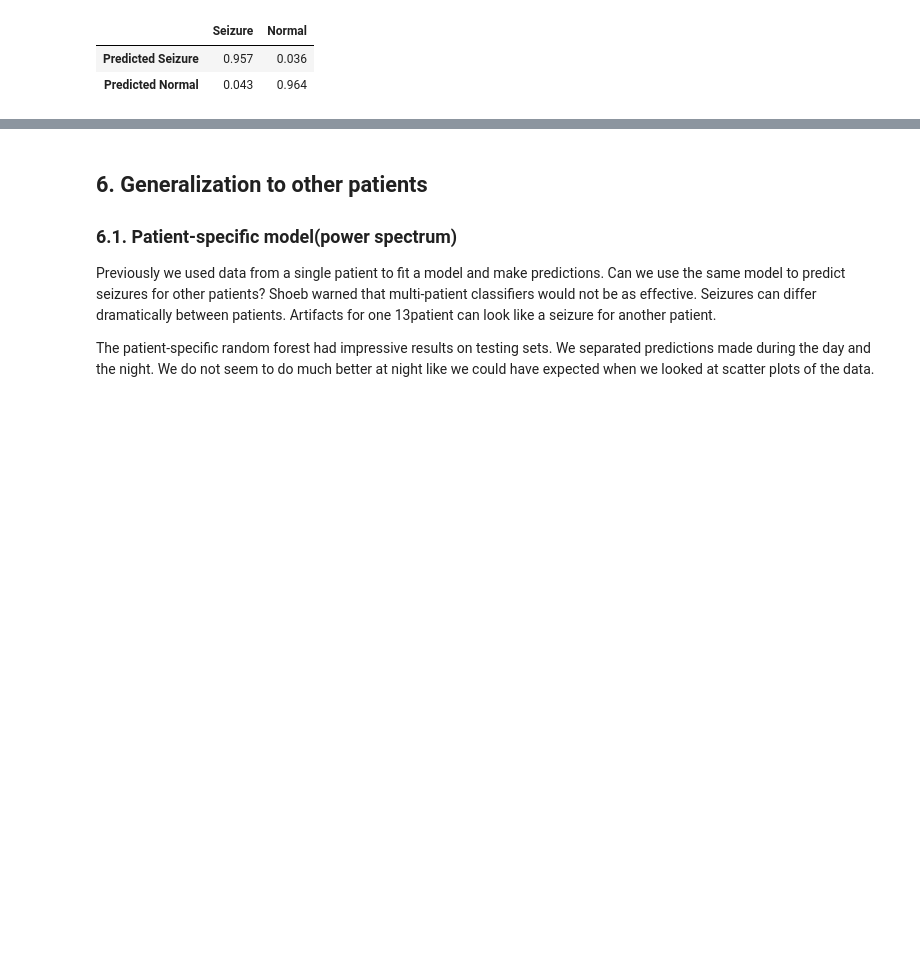
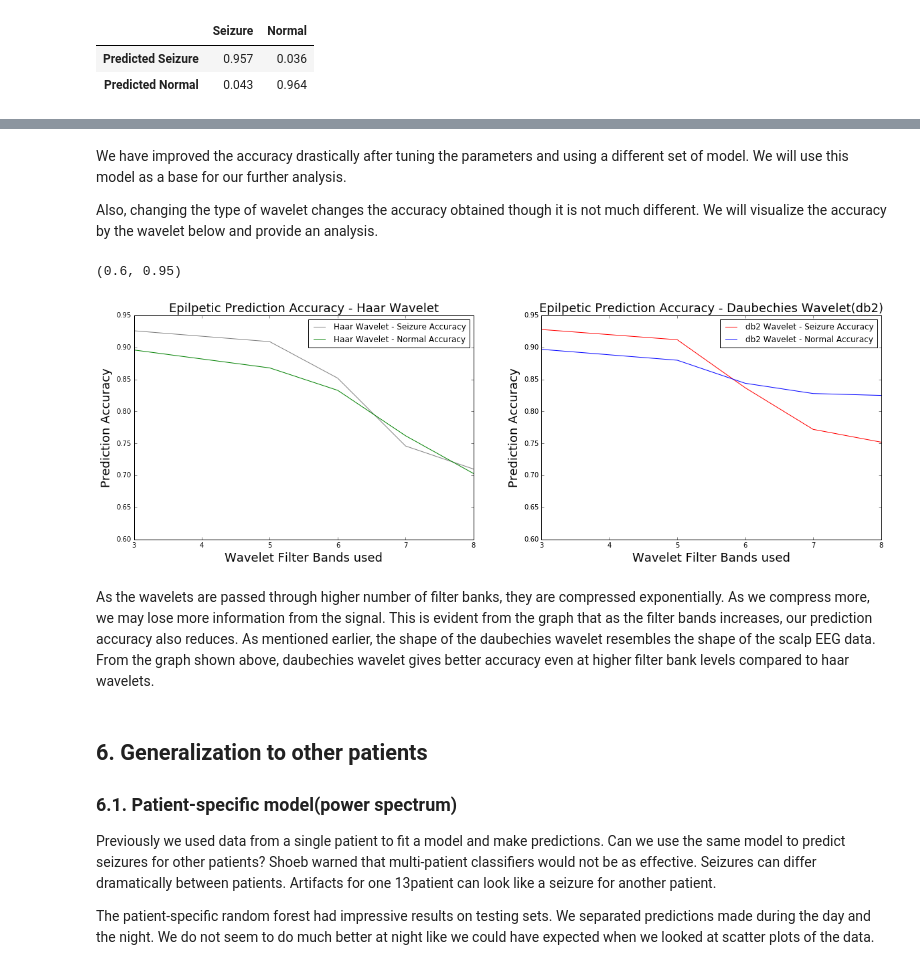
Before and after one commit to stiwarih/hssyp, a Jupyter notebook: project/Bend_Kumar_Smadja_Tiwari_CS109A_Detecting_Seizures.ipynb, the cells around one changed output, grey strips where cells are left out. Cells and saved outputs as stored; diff of their text form; code cells hidden in the pictures; blank space fills up the shorter version.

```diff
--- a/project/Bend_Kumar_Smadja_Tiwari_CS109A_Detecting_Seizures.ipynb
+++ b/project/Bend_Kumar_Smadja_Tiwari_CS109A_Detecting_Seizures.ipynb
@@ -877,0 +1118,21 @@ trees and maximum depth as 5.
+# %%
+filter_banks = [3,5,6,7,8]
+rf_model = RandomForest(n_estimators=300, max_depth=5, class_weight="balanced")
+def cross_val_filterbanks(wavelet, filter_banks):
+    normal = []
+    seizure = []
+    for i in range(len(filter_banks)):
+        xtrain_poly, ytrain, xtest_poly, ytest = poly_generate_data(patient_01_eeg, filter_banks[i], wavelet)
+        rf_model.fit(xtrain_poly, ytrain)
+        result = confusion_matrix(rf_model, xtest_poly, ytest)
+        normal.append(result["Normal"].iloc[1])
+        seizure.append(result["Seizure"].iloc[0])
+
+    results_model = pd.DataFrame(columns=["Filter Banks", "Seizure","Normal"])
+    results_model["Filter Banks"] = filter_banks
+    results_model["Seizure"] = seizure
+    results_model["Normal"] = normal
+    return results_model
+# %%
+db2 = cross_val_filterbanks('db2', filter_banks)
+db2
@@ -877,0 +1146,3 @@ trees and maximum depth as 5.
+# %%
+haar = cross_val_filterbanks('haar', filter_banks)
+haar
@@ -878,3 +1156,33 @@ trees and maximum depth as 5.
+# %% [markdown]
+We have improved the accuracy drastically after tuning the parameters and using a different set of model. We will use this model as a base for our further analysis.
+
+Also, changing the type of wavelet changes the accuracy obtained though it is not much different. We will visualize the accuracy by the wavelet below and provide an analysis.
+# %%
+#plt.figure(figsize=(10,8))
+
+fig, ax = plt.subplots(1,2, figsize=(20,6))
+
+ax[1].plot(filter_banks,db2["Seizure"].values, 'red', label='db2 Wavelet - Seizure Accuracy')
+ax[1].plot(filter_banks,db2["Normal"].values, 'blue', label='db2 Wavelet - Normal Accuracy')
+ax[0].plot(filter_banks,haar["Seizure"].values, 'grey', label='Haar Wavelet - Seizure Accuracy')
+ax[0].plot(filter_banks,haar["Normal"].values, 'green', label='Haar Wavelet - Normal Accuracy')
+
+ax[1].set_xlabel('Wavelet Filter Bands used', fontsize = 18);
+ax[1].set_ylabel('Prediction Accuracy', fontsize = 18)
+ax[1].legend(loc='best')
+ax[1].set_title('Epilpetic Prediction Accuracy - Daubechies Wavelet(db2)', fontsize = 18)
+ax[1].set_ylim(0.6,0.95)
+
+ax[0].set_xlabel('Wavelet Filter Bands used', fontsize = 18);
+ax[0].set_ylabel('Prediction Accuracy', fontsize = 18)
+ax[0].legend(loc='best')
+ax[0].set_title('Epilpetic Prediction Accuracy - Haar Wavelet', fontsize = 18)
+ax[0].set_ylim(0.6,0.95)
+# %% [output]
+(0.6, 0.95)
+[figure, added]
+# %% [markdown]
+As the wavelets are passed through higher number of filter banks, they are compressed exponentially. As we compress more, we may lose more information from the signal. This is evident from the graph that as the filter bands increases, our prediction accuracy also reduces. As mentioned earlier, the shape of the daubechies wavelet resembles the shape of the scalp EEG data. From the graph shown above, daubechies wavelet gives better accuracy even at higher filter bank levels compared to haar wavelets.
 # %% [markdown]
 ## 6. Generalization to other patients
 
```
Also changed, not shown: parts of 33 cells of this notebook.
